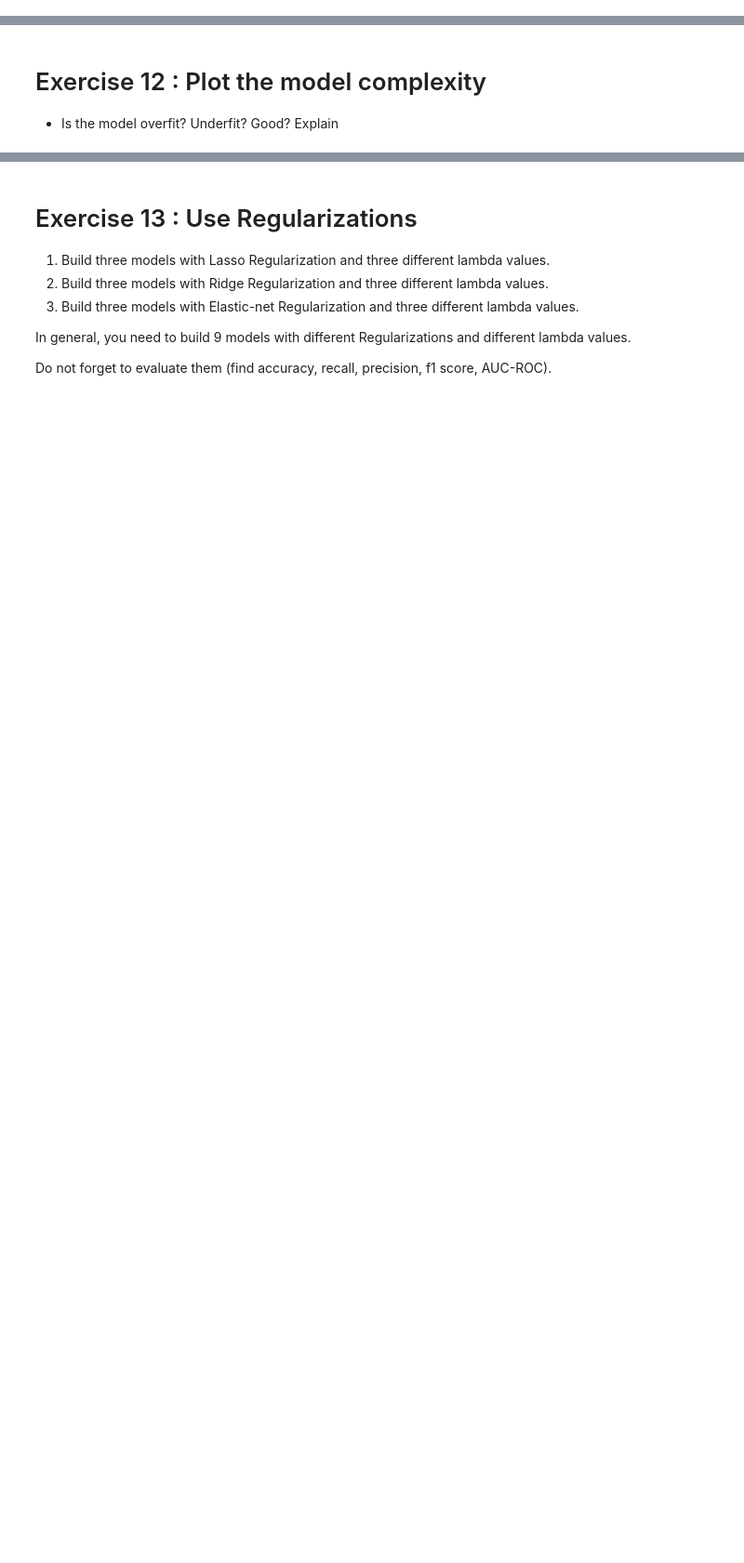
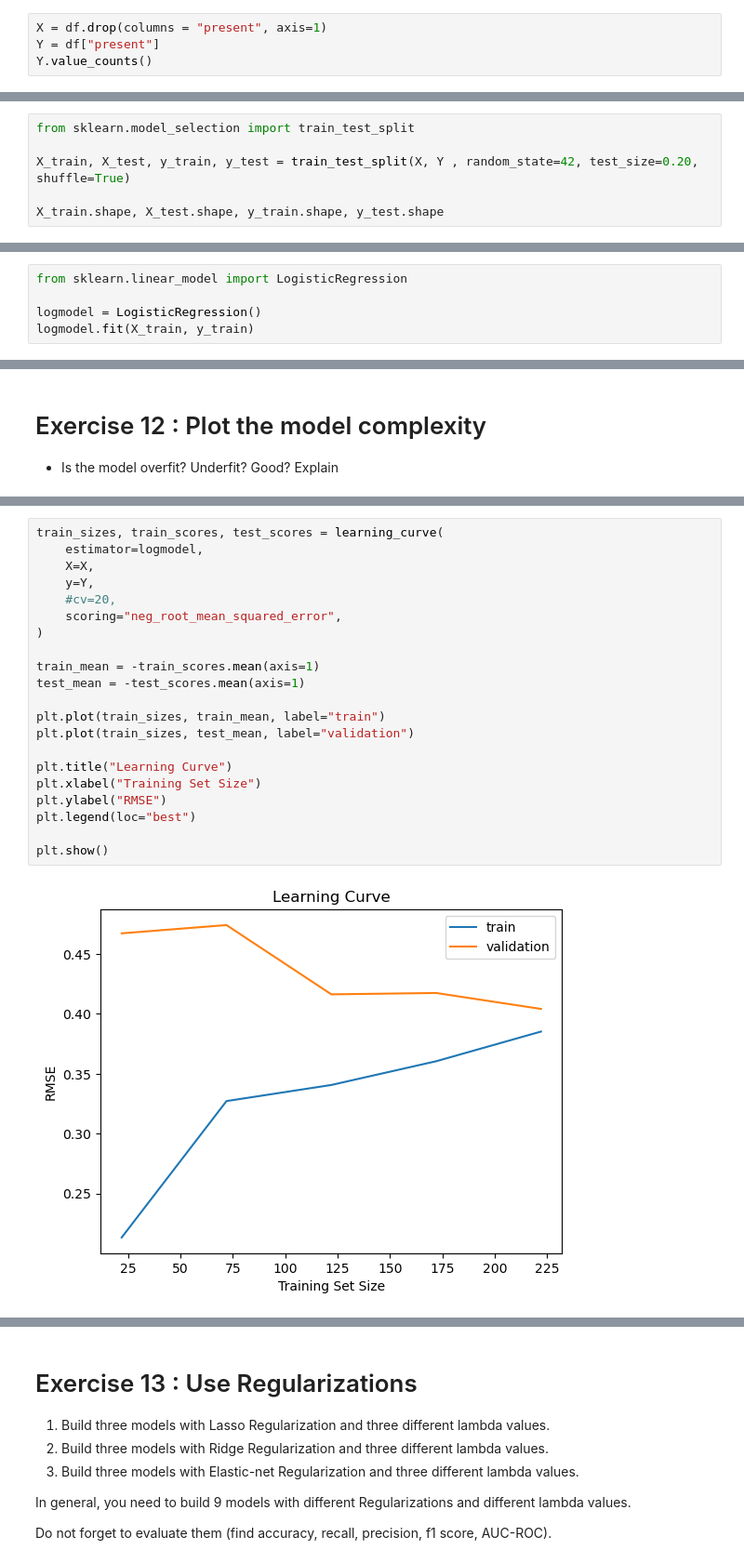
Before and after one commit to 013nour/Logistic_Regression-Lab1, a Jupyter notebook: Assignment.ipynb, the cells around one changed output, grey strips where cells are left out. Shown: that part at 93% size. Drawn from its saved outputs; the diff is of its cells as text; blank space fills up the shorter version.

```diff
--- a/Assignment.ipynb
+++ b/Assignment.ipynb
@@ -34,2 +338,6 @@
 # %% [markdown]
 # Exercise 8 : X and Y split, then train and test split
+# %%
+X = df.drop(columns = "present", axis=1)
+Y = df["present"]
+Y.value_counts()
@@ -35,0 +359,6 @@
+# %%
+from sklearn.model_selection import train_test_split
+
+X_train, X_test, y_train, y_test = train_test_split(X, Y , random_state=42, test_size=0.20, shuffle=True)
+
+X_train.shape, X_test.shape, y_train.shape, y_test.shape
@@ -36,2 +367,7 @@
 # %% [markdown]
 # Exercise 9 : Train the model
+# %%
+from sklearn.linear_model import LogisticRegression
+
+logmodel = LogisticRegression()
+logmodel.fit(X_train, y_train)
@@ -53,0 +468,23 @@
+# %%
+train_sizes, train_scores, test_scores = learning_curve(
+    estimator=logmodel,
+    X=X,
+    y=Y,
+    #cv=20,
+    scoring="neg_root_mean_squared_error",
+)
+
+train_mean = -train_scores.mean(axis=1)
+test_mean = -test_scores.mean(axis=1)
+
+plt.plot(train_sizes, train_mean, label="train")
+plt.plot(train_sizes, test_mean, label="validation")
+
+plt.title("Learning Curve")
+plt.xlabel("Training Set Size")
+plt.ylabel("RMSE")
+plt.legend(loc="best")
+
+plt.show()
+# %% [output]
+[figure, added]
```
Also changed, not shown: parts of 62 cells of this notebook.
